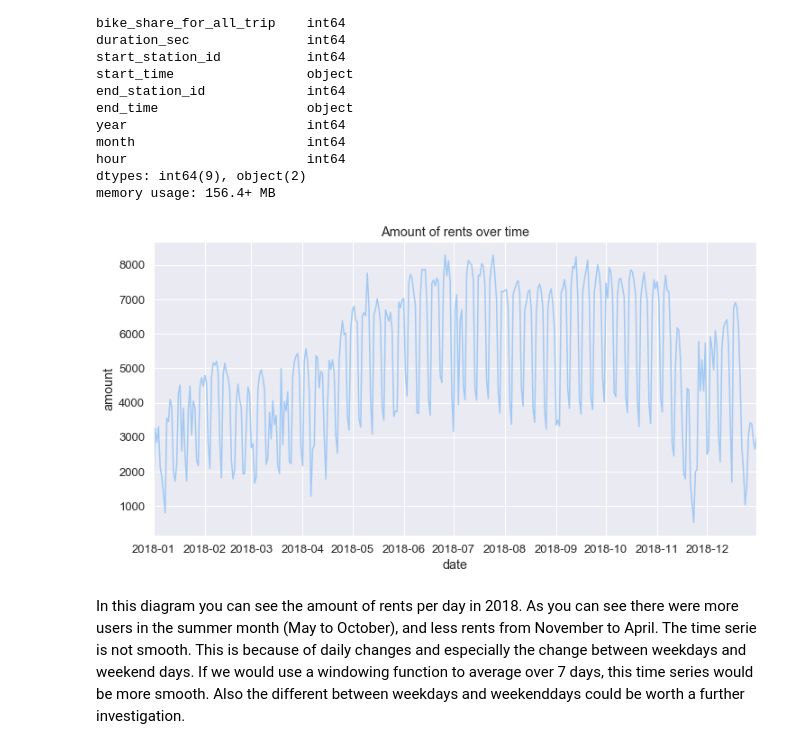
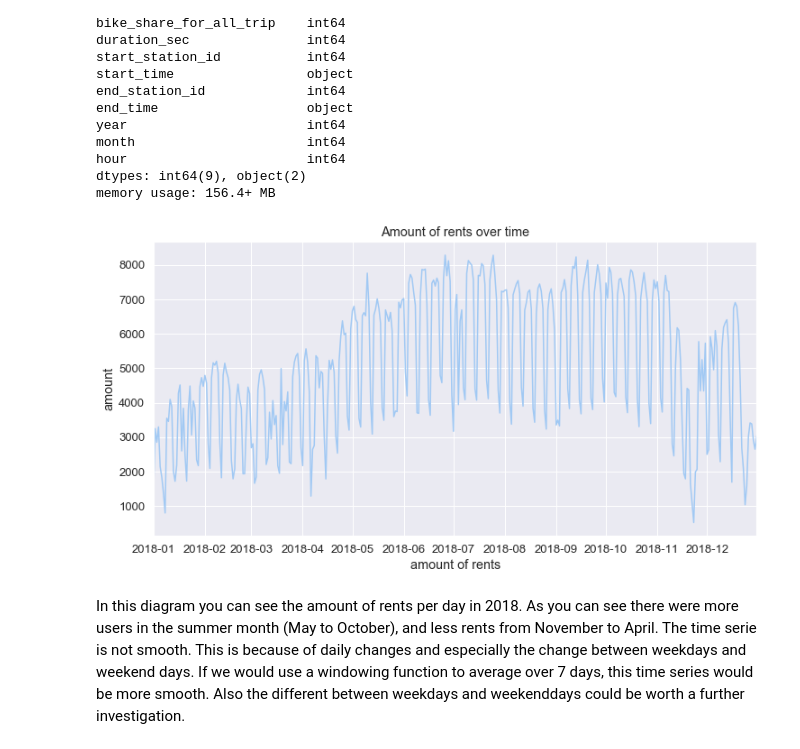
Before and after one commit to resa89/DataAnalystND, a Jupyter notebook: 07_CommunicatingDataFindings/wrangle_act.ipynb, the cells around one changed output. Saved outputs shown, nothing was run; the diff lists cells and outputs as text; code cells hidden in the pictures.

```diff
--- a/07_CommunicatingDataFindings/wrangle_act.ipynb
+++ b/07_CommunicatingDataFindings/wrangle_act.ipynb
@@ -964,12 +964,13 @@ rent_timeseries = pd.DataFrame(amount_of_rent.groupby('date')['amount'].sum())
 # %%
 # visualize time series
 ax = ax = sns.lineplot(x=rent_timeseries.index, y=rent_timeseries['amount'])
 ax.set_xlim(rent_timeseries.index.min(), rent_timeseries.index.max())
+ax.set_xlabel("amount of rents")
 ax.set_title("Amount of rents over time")
 
 fig = ax.get_figure()
 # %% [output]
-[figure, old version]
+[figure, new version]
 # %% [markdown]
 In this diagram you can see the amount of rents per day in 2018. As you can see there were more users in the summer month (May to October), and less rents from November to April. The time serie is not smooth. This is because of daily changes and especially the change between weekdays and weekend days. If we would use a windowing function to average over 7 days, this time series would be more smooth. Also the different between weekdays and weekenddays could be worth a further investigation.
 # %%
```
Also changed, not shown: parts of 9 cells of this notebook.
